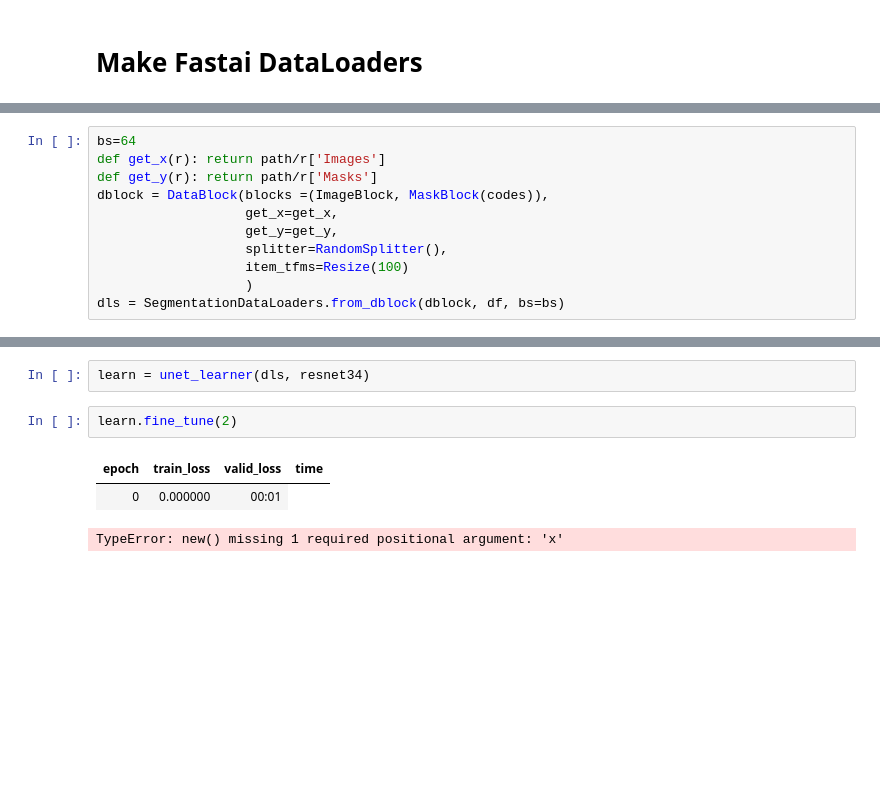
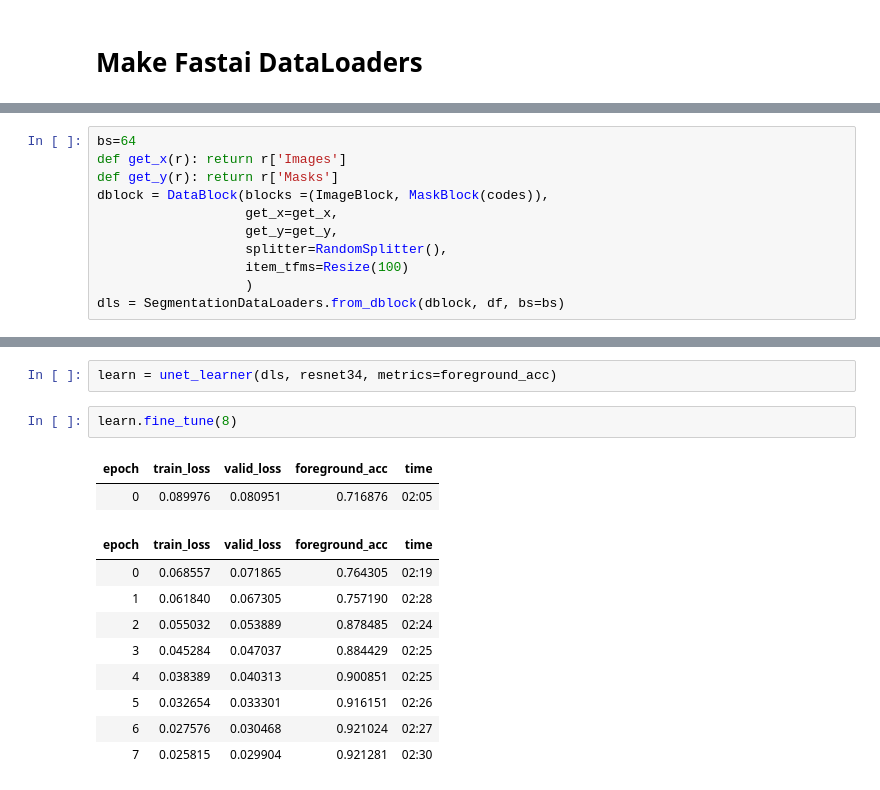
Before and after one commit to bnel1201/ct-lung-segmentations, a Jupyter notebook: mct_segmentation/mct_segmentation.ipynb, the cells around one changed output, grey strips where cells are left out. Drawn from its saved outputs; the diff is of its cells as text; blank space fills up the shorter version.

```diff
--- a/mct_segmentation/mct_segmentation.ipynb
+++ b/mct_segmentation/mct_segmentation.ipynb
@@ -185,7 +115,7 @@ path = Path()
 # %%
 bs=64
-def get_x(r): return path/r['Images']
-def get_y(r): return path/r['Masks']
+def get_x(r): return r['Images']
+def get_y(r): return r['Masks']
 dblock = DataBlock(blocks =(ImageBlock, MaskBlock(codes)),
                    get_x=get_x,
                    get_y=get_y,
@@ -222,8 +130,16 @@ y.min(), y.max()
 # %%
-learn = unet_learner(dls, resnet34)
+learn = unet_learner(dls, resnet34, metrics=foreground_acc)
 # %%
-learn.fine_tune(2)
+learn.fine_tune(8)
 # %% [output]
-| epoch | train_loss | valid_loss | time |
-| 0 | 0.000000 | 00:01 |
+| epoch | train_loss | valid_loss | foreground_acc | time |
+| 0 | 0.089976 | 0.080951 | 0.716876 | 02:05 |
-TypeError: new() missing 1 required positional argument: 'x'
+| epoch | train_loss | valid_loss | foreground_acc | time |
+| 0 | 0.068557 | 0.071865 | 0.764305 | 02:19 |
+| 1 | 0.061840 | 0.067305 | 0.757190 | 02:28 |
+| 2 | 0.055032 | 0.053889 | 0.878485 | 02:24 |
+| 3 | 0.045284 | 0.047037 | 0.884429 | 02:25 |
+| 4 | 0.038389 | 0.040313 | 0.900851 | 02:25 |
+| 5 | 0.032654 | 0.033301 | 0.916151 | 02:26 |
+| 6 | 0.027576 | 0.030468 | 0.921024 | 02:27 |
+| 7 | 0.025815 | 0.029904 | 0.921281 | 02:30 |
```
Also changed, not shown: parts of 30 cells of this notebook, 3 other files.
